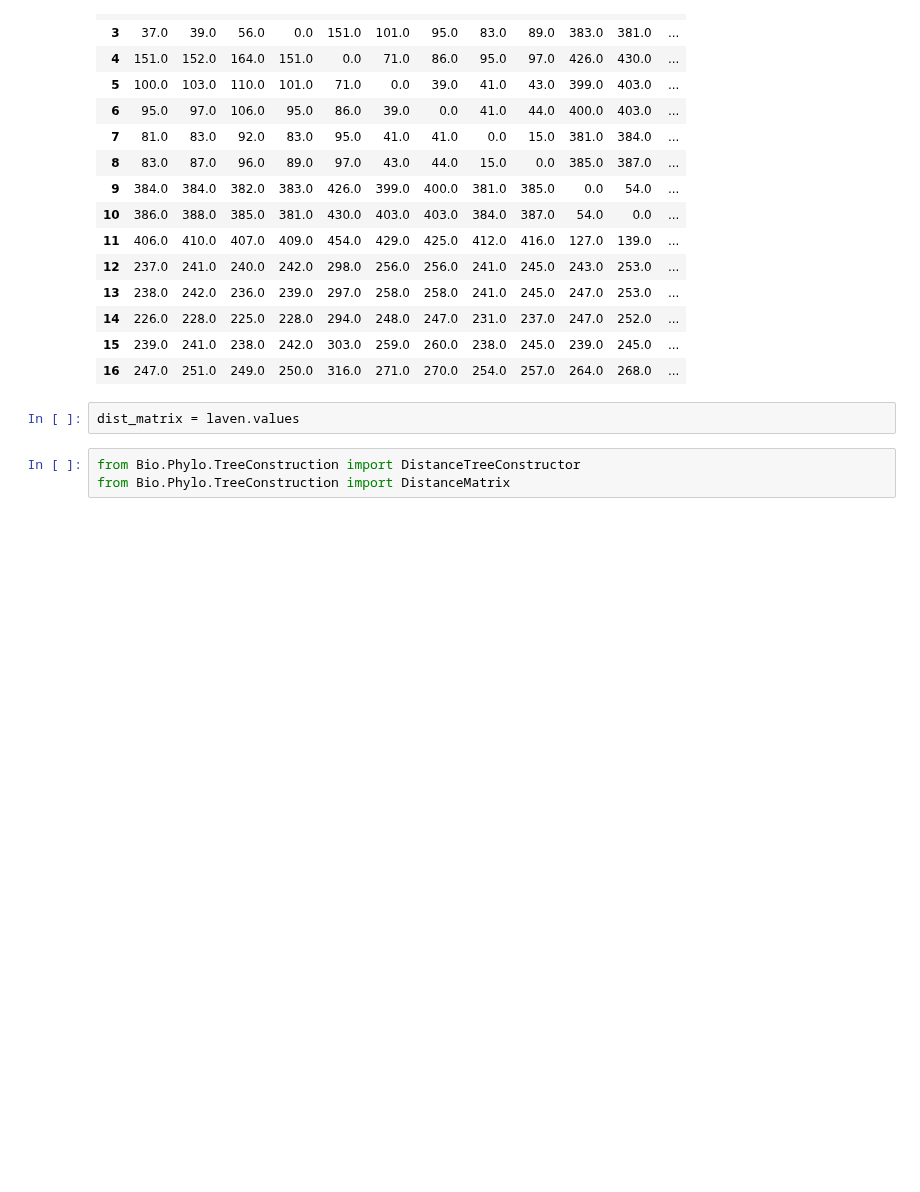
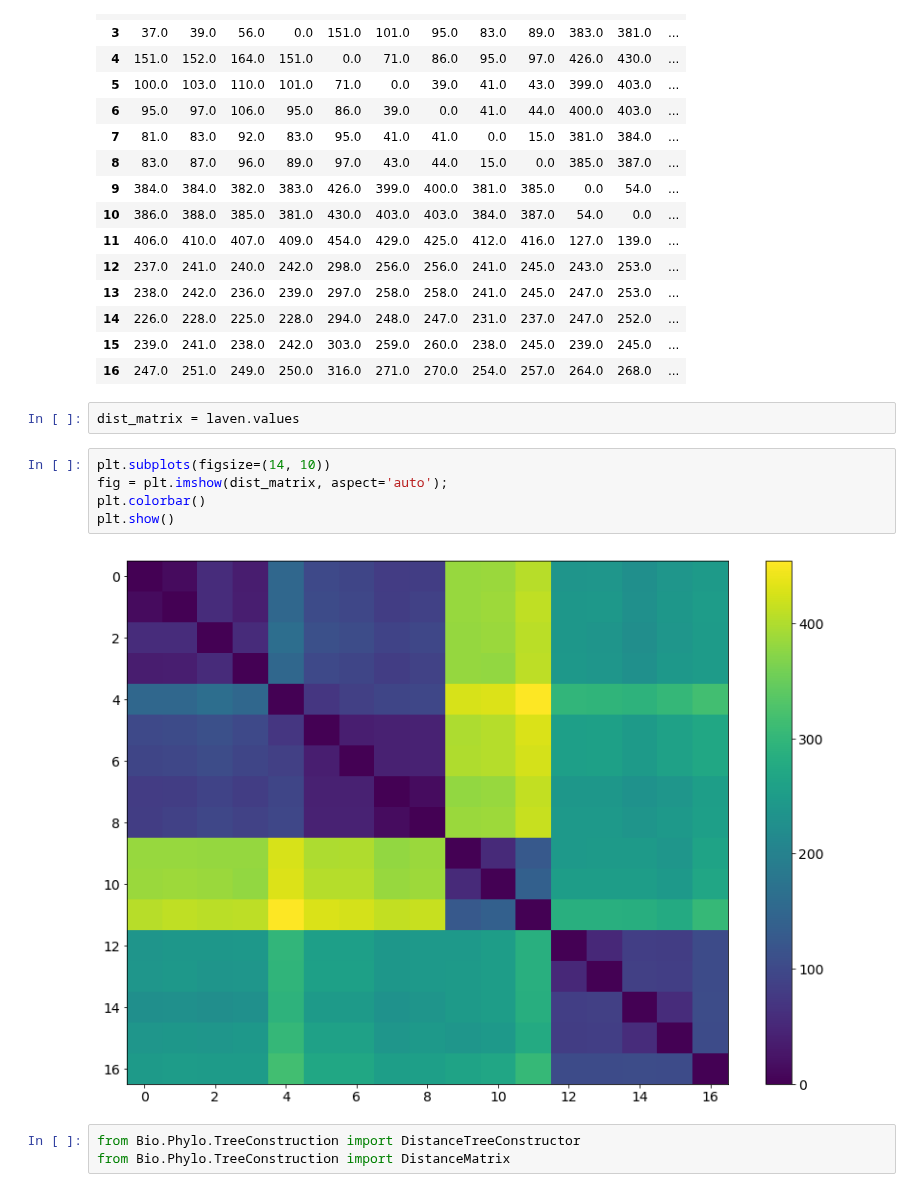
Before and after one commit to viniciusd-avila/phylogenetic-analysis, a Jupyter notebook: PhylogeneticTree.ipynb, the cells around one changed output. Cells and saved outputs as stored; diff of their text form; blank space fills up the shorter version.

Commit message:
lavenshtein dist matrix plot

```diff
--- a/PhylogeneticTree.ipynb
+++ b/PhylogeneticTree.ipynb
@@ -125,6 +125,13 @@ laven
 | 16 | 247.0 | 251.0 | 249.0 | 250.0 | 316.0 | 271.0 | 270.0 | 254.0 | 257.0 | 264.0 | 268.0 | ... |
 # %%
 dist_matrix = laven.values
+# %%
+plt.subplots(figsize=(14, 10))
+fig = plt.imshow(dist_matrix, aspect='auto');
+plt.colorbar()
+plt.show()
+# %% [output]
+[figure, added]
 # %%
 from Bio.Phylo.TreeConstruction import DistanceTreeConstructor
 from Bio.Phylo.TreeConstruction import DistanceMatrix
```
